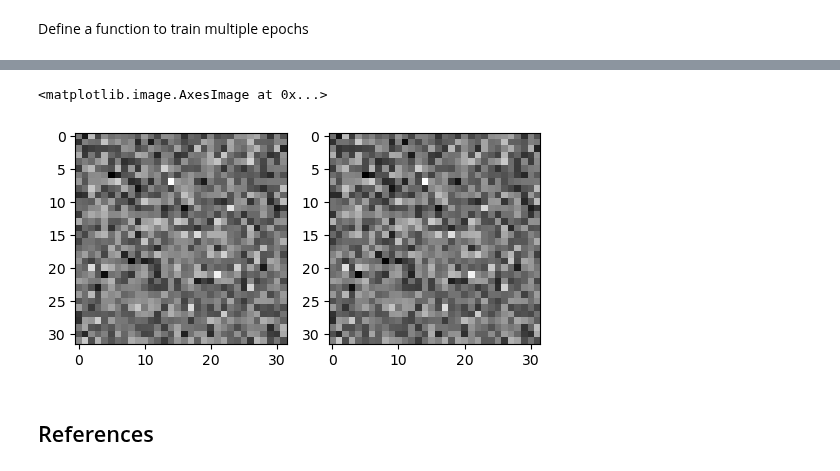
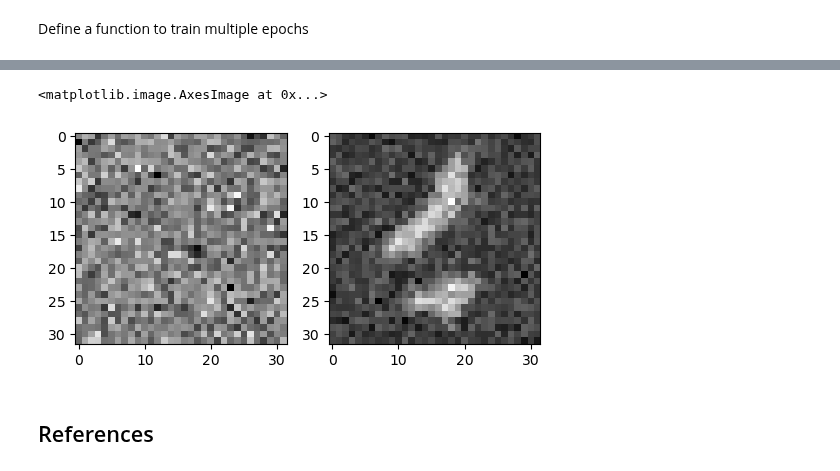
Before and after one commit to shuangxuetwelve/DDPM, a Jupyter notebook: main.ipynb, the cells around one changed output, grey strips where cells are left out. Drawn from its saved outputs; the diff is of its cells as text; code cells hidden in the pictures.

Commit message:
Run 10 epochs

```diff
--- a/main.ipynb
+++ b/main.ipynb
@@ -25,7 +25,7 @@ import utils
 # Hyper-parameters.
 BATCH_SIZE = 32
 LEARNING_RATE = 0.001
-EPOCHS = 1
+EPOCHS = 10
 GROUP_NORM_GROUPS = 32
 
 # Diffusion model parameters.
@@ -223,6 +223,7 @@ class Diffusion:
         """
 
         # Predict the noise.
+        model.eval()
         noise_predicted = model(x_t, t)
 
         # Reconstruct x_0.
@@ -245,6 +246,16 @@ class Diffusion:
         images_predicted = model_mean + nonzero_mask * (model_log_variance * 0.5).exp() * noise
 
         return images_predicted
+
+    def _p_sample_loop(self, model, batch_size, channels, height, width, timestamps_max):
+
+        images = torch.randn((batch_size, channels, height, width), device=DEVICE)
+
+        with torch.no_grad():
+            for i in reversed(range(timestamps_max)):
+                images = self._p_sample(model, images, torch.full((batch_size,), i, dtype=torch.int64, device=DEVICE))
+
+        return images
 # %%
 diffusion = Diffusion(TIMESTAMPS)
 
@@ -634,16 +663,16 @@ train(model, dataloader, LEARNING_RATE, EPOCHS, TIMESTAMPS)
 # %%
 diffusion = Diffusion(TIMESTAMPS)
 noise = torch.randn((1, CHANNELS, HEIGHT, WIDTH), device=DEVICE)
 t = torch.tensor([TIMESTAMPS-1], dtype=torch.int64, device=DEVICE)
 
-image_predicted = diffusion._p_sample(model, noise, t)
+image_predicted = diffusion._p_sample_loop(model, 1, CHANNELS, HEIGHT, WIDTH, TIMESTAMPS)
 
 fig, axs = plt.subplots(1, 2, figsize=(6, 3))
 axs[0].imshow(noise[0].cpu().permute((1, 2, 0)), cmap=plt.cm.gray)
 axs[1].imshow(image_predicted[0].detach().cpu().permute(1, 2, 0), cmap=plt.cm.gray)
 # %% [output]
 <matplotlib.image.AxesImage at 0x...>
-[figure, old version]
+[figure, new version]
 # %% [markdown]
 ## References
 # %% [markdown]
```
Also changed, not shown: parts of 3 cells of this notebook.
